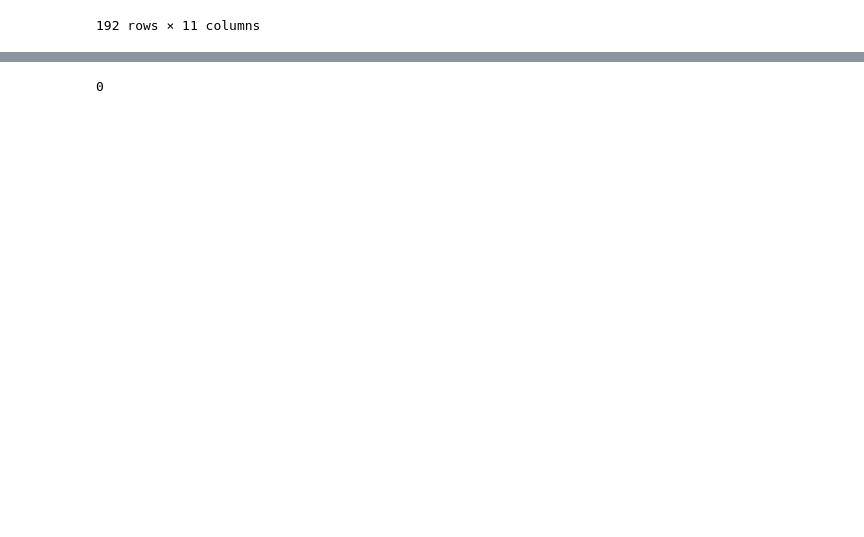
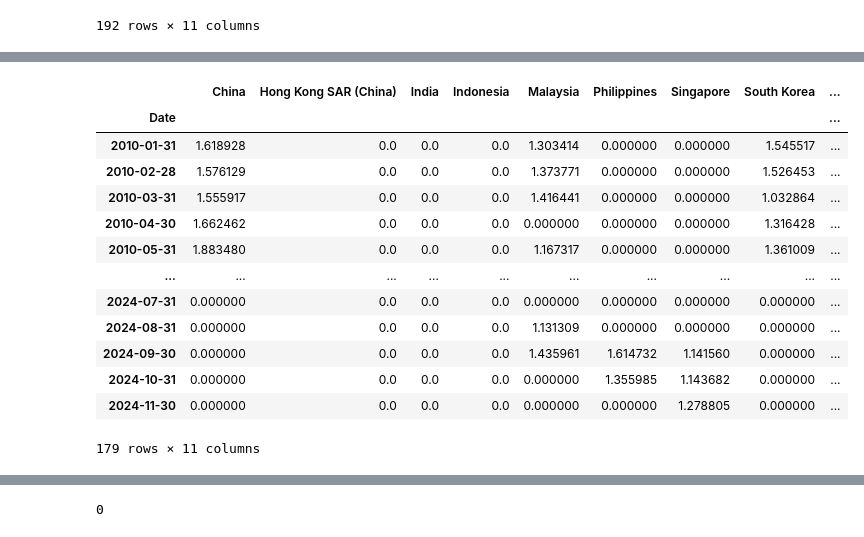
Before and after one commit to aizudeen11/cfm-nlp, a Jupyter notebook: main.ipynb, the cells around one changed output, grey strips where cells are left out. Cells and saved outputs as stored; diff of their text form; code cells hidden in the pictures; blank space fills up the shorter version.

```diff
--- a/main.ipynb
+++ b/main.ipynb
@@ -452,4 +603,4 @@ financial_sector_beta.tail()
 from data import Data
 
 df = Data()
-yield_data_calc, stock_data_calc2, empi, financial_sector_beta = df.financial_stress_index()
+yield_data_calc, stock_data_calc2, empi, financial_sector_beta, garch = df.financial_stress_index()
@@ -494,0 +607,26 @@ am = arch_model(test_df, mean='AR', lags=1, vol='GARCH', p=1, q=1)
+# %%
+stock_data_calc2 = stock_data_calc2.loc[stock_data_calc2.index >= "2010-01-01"]
+empi = empi.loc[empi.index >= "2010-01-01"]
+financial_sector_beta = financial_sector_beta.loc[financial_sector_beta.index >= "2010-01-01"]
+garch = garch.loc[garch.index >= "2010-01-01"]
+yield_data_calc.fillna(0, inplace=True)
+# %%
+fsi = yield_data_calc + stock_data_calc2 + empi + financial_sector_beta + garch
+fsi
+financial_sector_beta
+# empi
+# %% [output]
+|  | China | Hong Kong SAR (China) | India | Indonesia | Malaysia | Philippines | Singapore | South Korea | ... |
+| Date |  |  |  |  |  |  |  |  | ... |
+| 2010-01-31 | 1.618928 | 0.0 | 0.0 | 0.0 | 1.303414 | 0.000000 | 0.000000 | 1.545517 | ... |
+| 2010-02-28 | 1.576129 | 0.0 | 0.0 | 0.0 | 1.373771 | 0.000000 | 0.000000 | 1.526453 | ... |
+| 2010-03-31 | 1.555917 | 0.0 | 0.0 | 0.0 | 1.416441 | 0.000000 | 0.000000 | 1.032864 | ... |
+| 2010-04-30 | 1.662462 | 0.0 | 0.0 | 0.0 | 0.000000 | 0.000000 | 0.000000 | 1.316428 | ... |
+| 2010-05-31 | 1.883480 | 0.0 | 0.0 | 0.0 | 1.167317 | 0.000000 | 0.000000 | 1.361009 | ... |
+| ... | ... | ... | ... | ... | ... | ... | ... | ... | ... |
+| 2024-07-31 | 0.000000 | 0.0 | 0.0 | 0.0 | 0.000000 | 0.000000 | 0.000000 | 0.000000 | ... |
+| 2024-08-31 | 0.000000 | 0.0 | 0.0 | 0.0 | 1.131309 | 0.000000 | 0.000000 | 0.000000 | ... |
+| 2024-09-30 | 0.000000 | 0.0 | 0.0 | 0.0 | 1.435961 | 1.614732 | 1.141560 | 0.000000 | ... |
+| 2024-10-31 | 0.000000 | 0.0 | 0.0 | 0.0 | 0.000000 | 1.355985 | 1.143682 | 0.000000 | ... |
+| 2024-11-30 | 0.000000 | 0.0 | 0.0 | 0.0 | 0.000000 | 0.000000 | 1.278805 | 0.000000 | ... |
+179 rows × 11 columns
```
Also changed, not shown: parts of 6 cells of this notebook, 9 other files.
